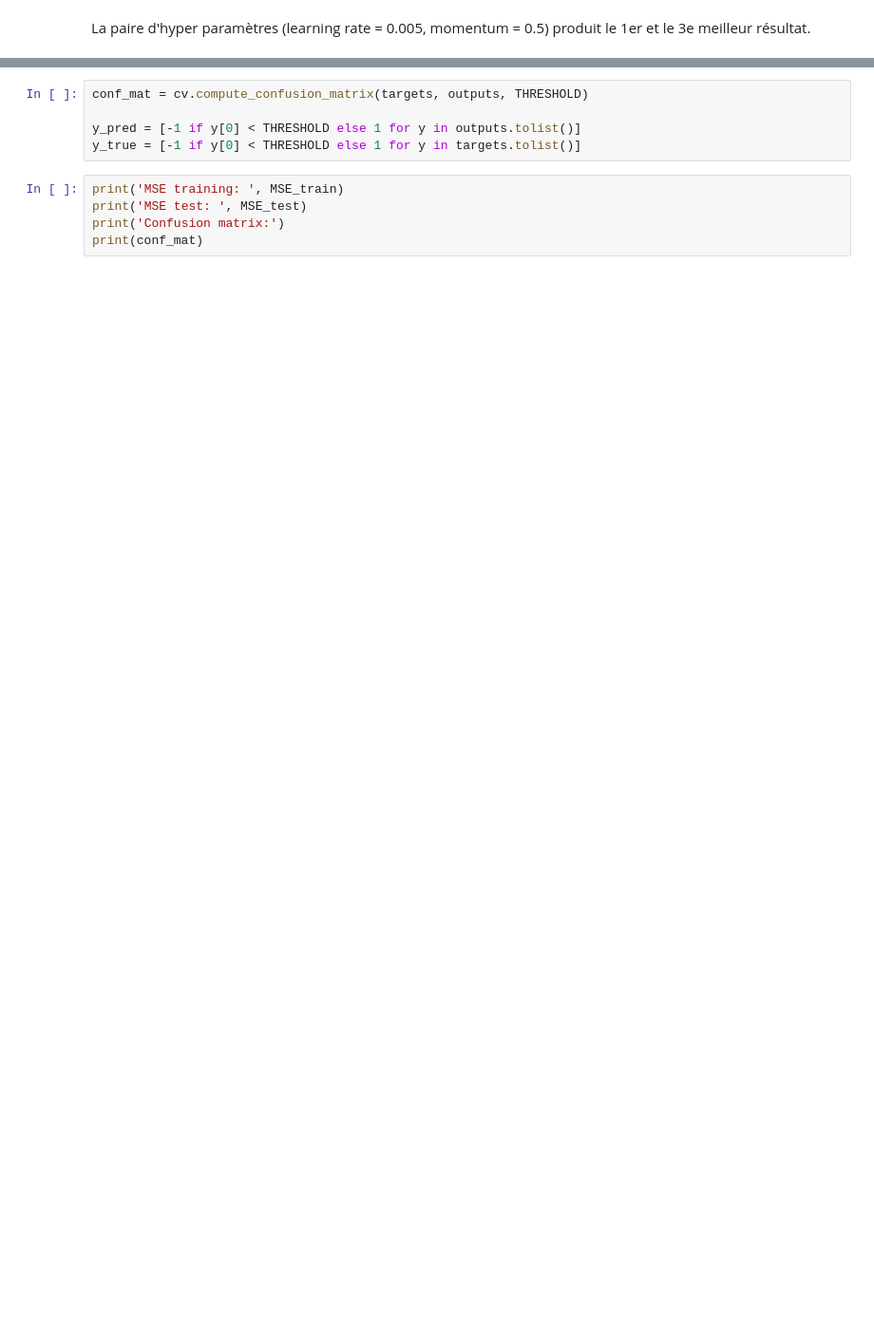
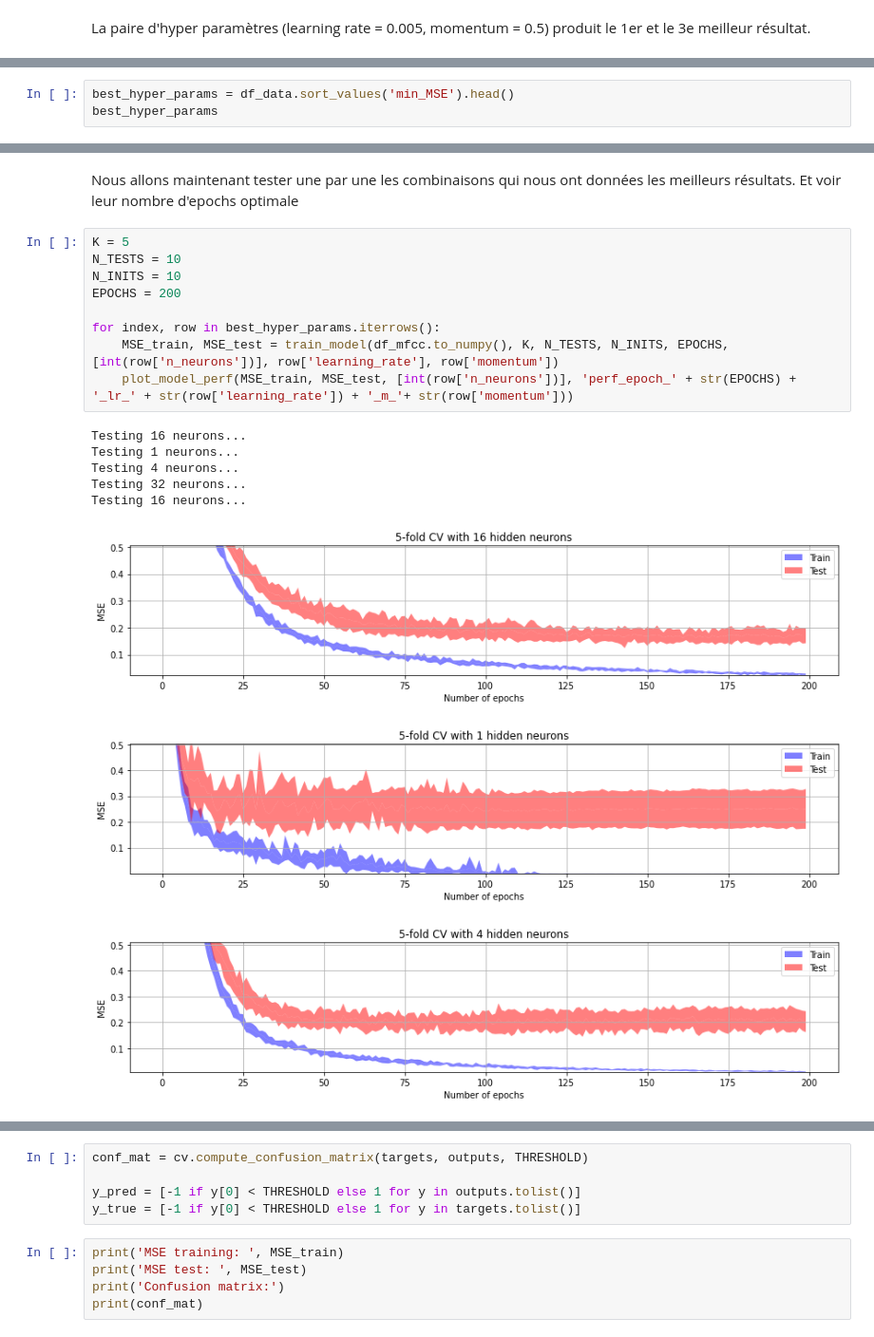
Before and after one commit to Nelson-Jnrnd/ARN_L3, a Jupyter notebook: notebooks/experience_1.ipynb, the cells around one changed output, grey strips where cells are left out. Shown: that part at 95% size. Cells and saved outputs as stored; diff of their text form; blank space fills up the shorter version.

```diff
--- a/notebooks/experience_1.ipynb
+++ b/notebooks/experience_1.ipynb
@@ -369,0 +304,3 @@ pl.savefig('../output/xp1/' + 'perf_epoch_' + str(EPOCHS) + '_lr_' + str(LEARNIN
+# %%
+best_hyper_params = df_data.sort_values('min_MSE').head()
+best_hyper_params
@@ -369,0 +314,20 @@ pl.savefig('../output/xp1/' + 'perf_epoch_' + str(EPOCHS) + '_lr_' + str(LEARNIN
+# %% [markdown]
+Nous allons maintenant tester une par une les combinaisons qui nous ont données les meilleurs résultats. Et voir leur nombre d'epochs optimale
+# %%
+K = 5
+N_TESTS = 10
+N_INITS = 10
+EPOCHS = 200
+
+for index, row in best_hyper_params.iterrows():
+    MSE_train, MSE_test = train_model(df_mfcc.to_numpy(), K, N_TESTS, N_INITS, EPOCHS, [int(row['n_neurons'])], row['learning_rate'], row['momentum'])
+    plot_model_perf(MSE_train, MSE_test, [int(row['n_neurons'])], 'perf_epoch_' + str(EPOCHS) + '_lr_' + str(row['learning_rate']) + '_m_'+ str(row['momentum']))
+# %% [output]
+Testing 16 neurons...
+Testing 1 neurons...
+Testing 4 neurons...
+Testing 32 neurons...
+Testing 16 neurons...
+[figure, added]
+[figure, added]
+[figure, added]
```
Also changed, not shown: parts of 25 cells of this notebook, 9 other files.
